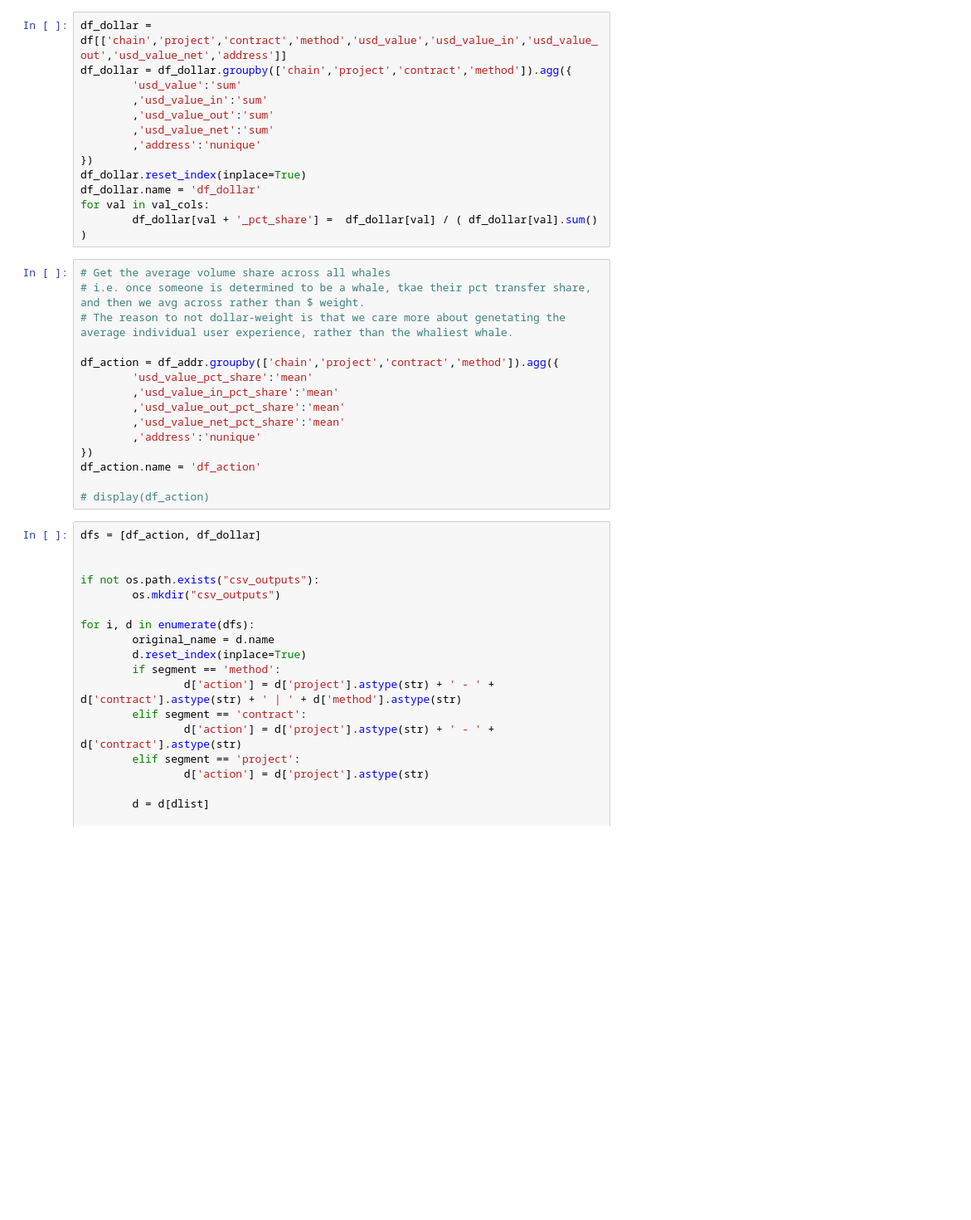
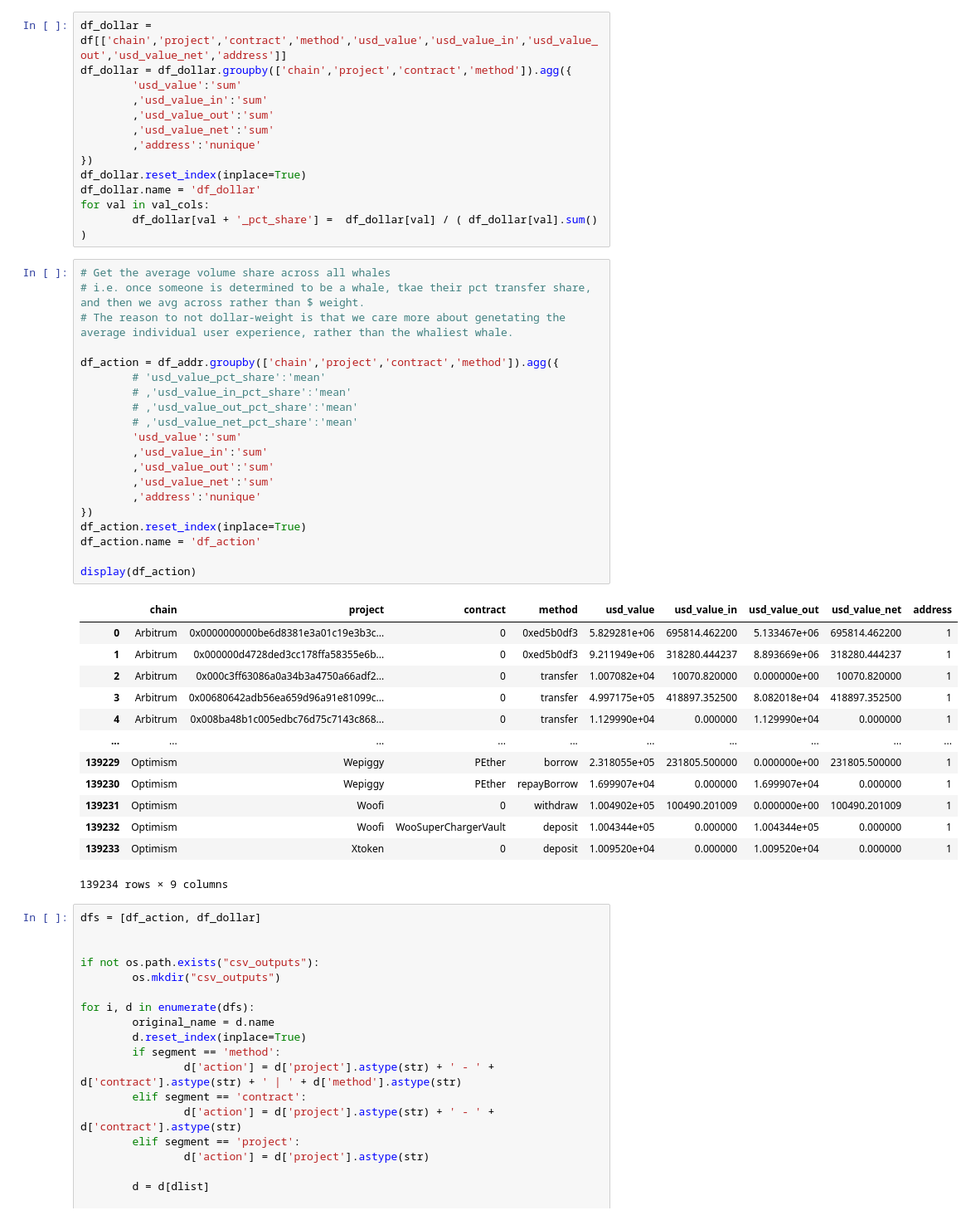
Before and after one commit to MSilb7/op_data, a Jupyter notebook: op_whale_actions.ipynb, the cells around one changed output. Shown: that part at 83% size. Saved outputs shown, nothing was run; the diff lists cells and outputs as text; blank space fills up the shorter version.

```diff
--- a/op_whale_actions.ipynb
+++ b/op_whale_actions.ipynb
@@ -80,18 +85,37 @@ for val in val_cols:
 # %%
 # Get the average volume share across all whales
 # i.e. once someone is determined to be a whale, tkae their pct transfer share, and then we avg across rather than $ weight.
 # The reason to not dollar-weight is that we care more about genetating the average individual user experience, rather than the whaliest whale.
 
 df_action = df_addr.groupby(['chain','project','contract','method']).agg({
-        'usd_value_pct_share':'mean'
-        ,'usd_value_in_pct_share':'mean'
-        ,'usd_value_out_pct_share':'mean'
-        ,'usd_value_net_pct_share':'mean'
+        # 'usd_value_pct_share':'mean'
+        # ,'usd_value_in_pct_share':'mean'
+        # ,'usd_value_out_pct_share':'mean'
+        # ,'usd_value_net_pct_share':'mean'
+        'usd_value':'sum'
+        ,'usd_value_in':'sum'
+        ,'usd_value_out':'sum'
+        ,'usd_value_net':'sum'
         ,'address':'nunique'
 })
+df_action.reset_index(inplace=True)
 df_action.name = 'df_action'
 
-# display(df_action)
+display(df_action)
+# %% [output]
+|  | chain | project | contract | method | usd_value | usd_value_in | usd_value_out | usd_value_net | address |
+| 0 | Arbitrum | 0x0000000000be6d8381e3a01c19e3b3c... | 0 | 0xed5b0df3 | 5.829281e+06 | 695814.462200 | 5.133467e+06 | 695814.462200 | 1 |
+| 1 | Arbitrum | 0x000000d4728ded3cc178ffa58355e6b... | 0 | 0xed5b0df3 | 9.211949e+06 | 318280.444237 | 8.893669e+06 | 318280.444237 | 1 |
+| 2 | Arbitrum | 0x000c3ff63086a0a34b3a4750a66adf2... | 0 | transfer | 1.007082e+04 | 10070.820000 | 0.000000e+00 | 10070.820000 | 1 |
+| 3 | Arbitrum | 0x00680642adb56ea659d96a91e81099c... | 0 | transfer | 4.997175e+05 | 418897.352500 | 8.082018e+04 | 418897.352500 | 1 |
+| 4 | Arbitrum | 0x008ba48b1c005edbc76d75c7143c868... | 0 | transfer | 1.129990e+04 | 0.000000 | 1.129990e+04 | 0.000000 | 1 |
+| ... | ... | ... | ... | ... | ... | ... | ... | ... | ... |
+| 139229 | Optimism | Wepiggy | PEther | borrow | 2.318055e+05 | 231805.500000 | 0.000000e+00 | 231805.500000 | 1 |
+| 139230 | Optimism | Wepiggy | PEther | repayBorrow | 1.699907e+04 | 0.000000 | 1.699907e+04 | 0.000000 | 1 |
+| 139231 | Optimism | Woofi | 0 | withdraw | 1.004902e+05 | 100490.201009 | 0.000000e+00 | 100490.201009 | 1 |
+| 139232 | Optimism | Woofi | WooSuperChargerVault | deposit | 1.004344e+05 | 0.000000 | 1.004344e+05 | 0.000000 | 1 |
+| 139233 | Optimism | Xtoken | 0 | deposit | 1.009520e+04 | 0.000000 | 1.009520e+04 | 0.000000 | 1 |
+139234 rows × 9 columns
 # %%
 dfs = [df_action, df_dollar]
 
```
Also changed, not shown: parts of 5 cells of this notebook, 2 other files.
